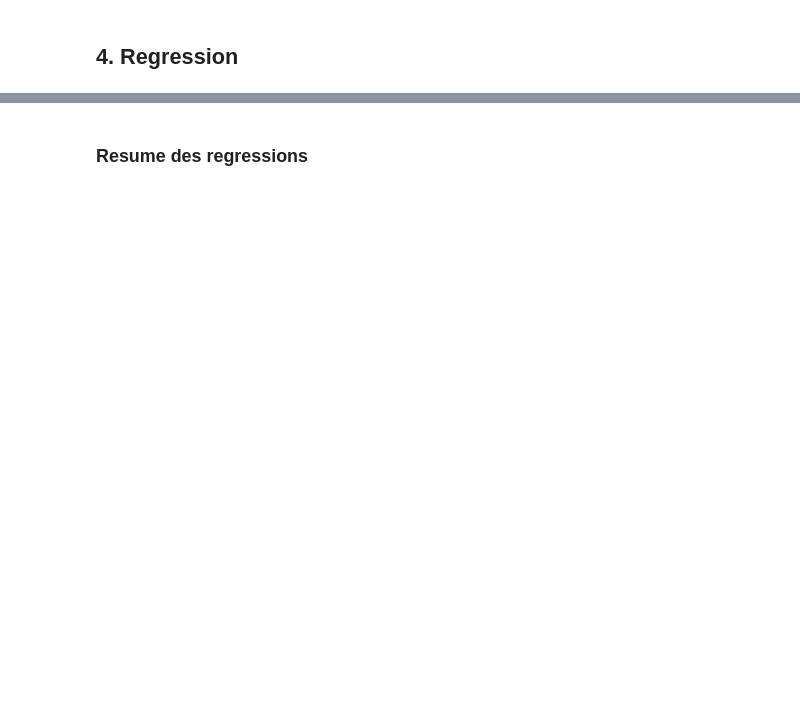
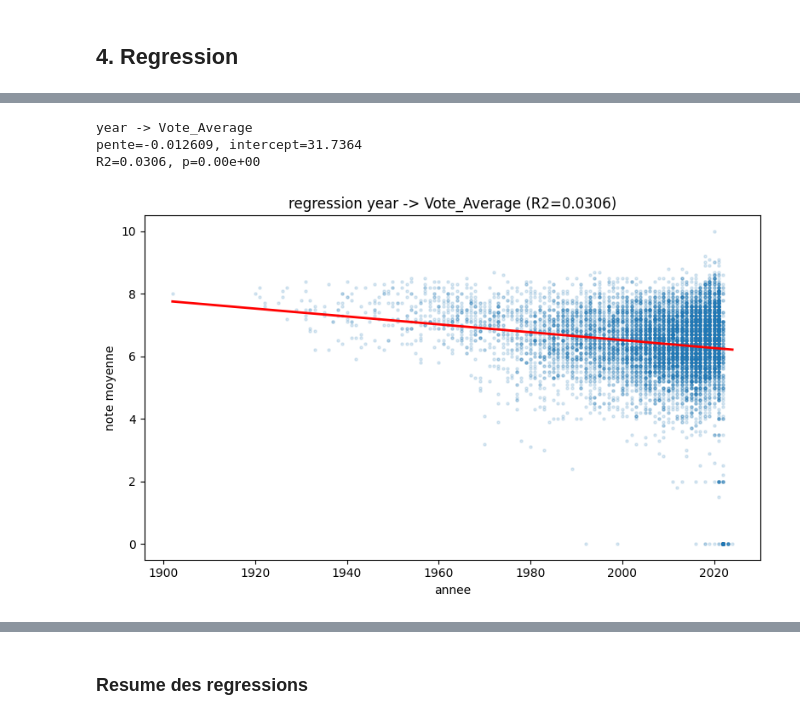
Before and after one commit to Dylan801/8PRO408, a Jupyter notebook: notebook.ipynb, the cells around one changed output, grey strips where cells are left out. Drawn from its saved outputs; the diff is of its cells as text; code cells hidden in the pictures; blank space fills up the shorter version.

```diff
--- a/notebook.ipynb
+++ b/notebook.ipynb
@@ -206,23 +304,28 @@ plt.show()
 # %%
 # regression : year -> Vote_Average
 clean = df.dropna(subset=["year", "Vote_Average"])
 x = clean["year"].values
 y = clean["Vote_Average"].values
 
-slope, intercept, r_value, p_value, std_err = stats.linregress(x, y)
+slope, intercept, r_value, p_value, std_err = linregress_np(x, y)
 print(f"year -> Vote_Average")
 print(f"pente={slope:.6f}, intercept={intercept:.4f}")
 print(f"R2={r_value**2:.4f}, p={p_value:.2e}")
 
 fig, ax = plt.subplots(figsize=(8, 5))
 ax.scatter(x, y, alpha=0.15, s=5)
 x_line = np.linspace(x.min(), x.max(), 100)
 ax.plot(x_line, slope * x_line + intercept, color="red", linewidth=2)
 ax.set_xlabel("annee")
 ax.set_ylabel("note moyenne")
 ax.set_title(f"regression year -> Vote_Average (R2={r_value**2:.4f})")
 plt.tight_layout()
 plt.show()
+# %% [output]
+year -> Vote_Average
+pente=-0.012609, intercept=31.7364
+R2=0.0306, p=0.00e+00
+[figure, added]
 # %%
 # regression : Vote_Count -> Popularity
 clean = df.dropna(subset=["Vote_Count", "Popularity"])
```
Also changed, not shown: parts of 42 cells of this notebook, 2 other files.
